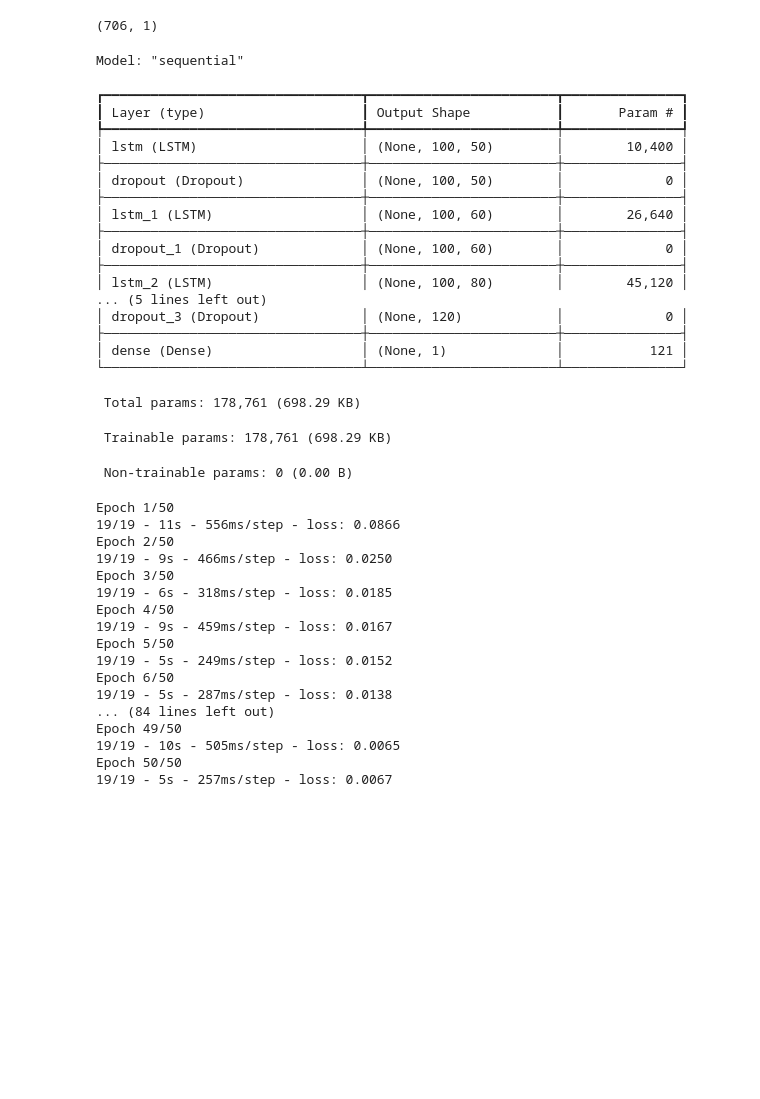
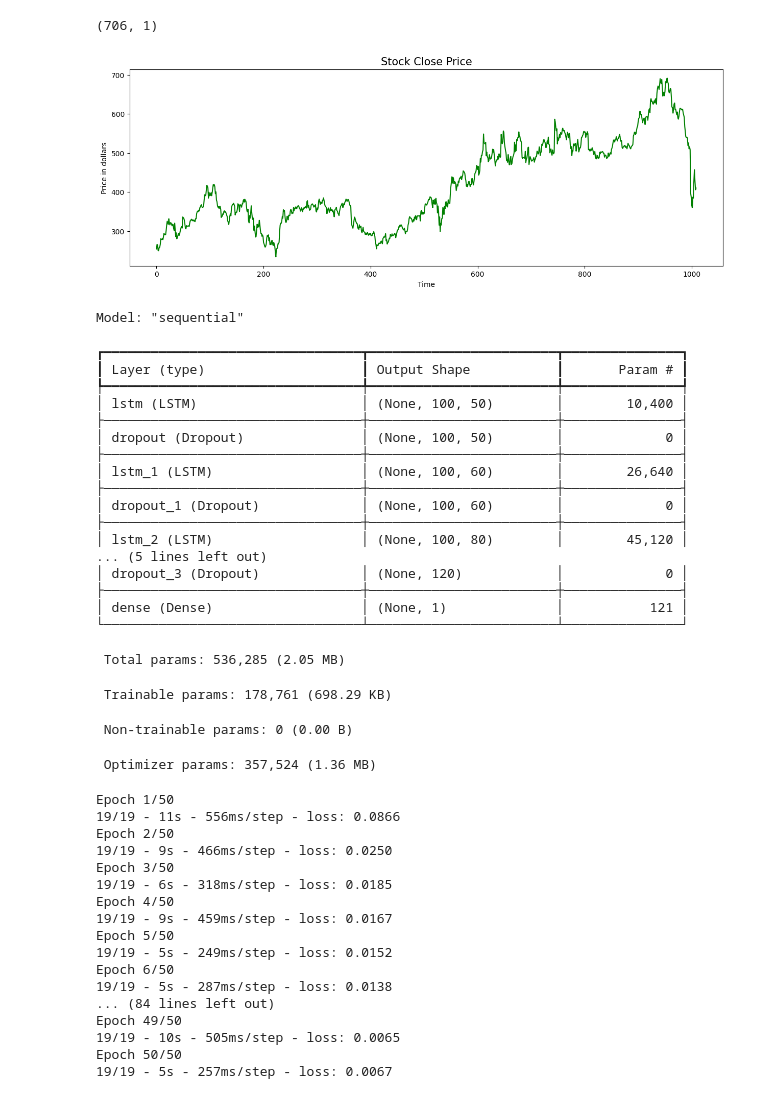
Before and after one commit to ananyai17/stock-price-prediction, a Jupyter notebook: corizo-minor.ipynb, the cells around one changed output. Drawn from its saved outputs; the diff is of its cells as text; code cells hidden in the pictures; blank space fills up the shorter version.

```diff
--- a/corizo-minor.ipynb
+++ b/corizo-minor.ipynb
@@ -183,30 +183,43 @@ model.add(LSTM(units=120, activation = 'relu'))
 model.add(Dropout(0.5))
 
 model.add(Dense(units = 1))
-# %%
-model.summary()
-# %% [output]
-Model: "sequential"
-┏━━━━━━━━━━━━━━━━━━━━━━━━━━━━━━━━━┳━━━━━━━━━━━━━━━━━━━━━━━━┳━━━━━━━━━━━━━━━┓
-┃ Layer (type)                    ┃ Output Shape           ┃       Param # ┃
-┡━━━━━━━━━━━━━━━━━━━━━━━━━━━━━━━━━╇━━━━━━━━━━━━━━━━━━━━━━━━╇━━━━━━━━━━━━━━━┩
-│ lstm (LSTM)                     │ (None, 100, 50)        │        10,400 │
-├─────────────────────────────────┼────────────────────────┼───────────────┤
-│ dropout (Dropout)               │ (None, 100, 50)        │             0 │
-├─────────────────────────────────┼────────────────────────┼───────────────┤
-│ lstm_1 (LSTM)                   │ (None, 100, 60)        │        26,640 │
-├─────────────────────────────────┼────────────────────────┼───────────────┤
-│ dropout_1 (Dropout)             │ (None, 100, 60)        │             0 │
-├─────────────────────────────────┼────────────────────────┼───────────────┤
-│ lstm_2 (LSTM)                   │ (None, 100, 80)        │        45,120 │
-... (5 lines left out)
-│ dropout_3 (Dropout)             │ (None, 120)            │             0 │
-├─────────────────────────────────┼────────────────────────┼───────────────┤
-│ dense (Dense)                   │ (None, 1)              │           121 │
-└─────────────────────────────────┴────────────────────────┴───────────────┘
- Total params: 178,761 (698.29 KB)
- Trainable params: 178,761 (698.29 KB)
- Non-trainable params: 0 (0.00 B)
+# %%
+import matplotlib.pyplot as plt
+
+# 📊 Plot Stock Closing Price
+plt.figure(figsize=(15,5))
+plt.plot(df['Close'], color="green")
+plt.title('Stock Close Price', fontsize=15)
+plt.ylabel('Price in dollars')
+plt.xlabel('Time')
+plt.show()
+
+# 🧠 Show model summary (if it's a Keras model)
+model.summary()
+# %% [output]
+[figure, added]
+Model: "sequential"
+┏━━━━━━━━━━━━━━━━━━━━━━━━━━━━━━━━━┳━━━━━━━━━━━━━━━━━━━━━━━━┳━━━━━━━━━━━━━━━┓
+┃ Layer (type)                    ┃ Output Shape           ┃       Param # ┃
+┡━━━━━━━━━━━━━━━━━━━━━━━━━━━━━━━━━╇━━━━━━━━━━━━━━━━━━━━━━━━╇━━━━━━━━━━━━━━━┩
+│ lstm (LSTM)                     │ (None, 100, 50)        │        10,400 │
+├─────────────────────────────────┼────────────────────────┼───────────────┤
+│ dropout (Dropout)               │ (None, 100, 50)        │             0 │
+├─────────────────────────────────┼────────────────────────┼───────────────┤
+│ lstm_1 (LSTM)                   │ (None, 100, 60)        │        26,640 │
+├─────────────────────────────────┼────────────────────────┼───────────────┤
+│ dropout_1 (Dropout)             │ (None, 100, 60)        │             0 │
+├─────────────────────────────────┼────────────────────────┼───────────────┤
+│ lstm_2 (LSTM)                   │ (None, 100, 80)        │        45,120 │
+... (5 lines left out)
+│ dropout_3 (Dropout)             │ (None, 120)            │             0 │
+├─────────────────────────────────┼────────────────────────┼───────────────┤
+│ dense (Dense)                   │ (None, 1)              │           121 │
+└─────────────────────────────────┴────────────────────────┴───────────────┘
+ Total params: 536,285 (2.05 MB)
+ Trainable params: 178,761 (698.29 KB)
+ Non-trainable params: 0 (0.00 B)
+ Optimizer params: 357,524 (1.36 MB)
 # %%
 model.compile(optimizer = 'adam', loss = 'mean_squared_error')
 hist = model.fit(X_train,y_train, epochs = 50, batch_size = 32, verbose = 2 )
```
Also changed, not shown: parts of 17 cells of this notebook.
